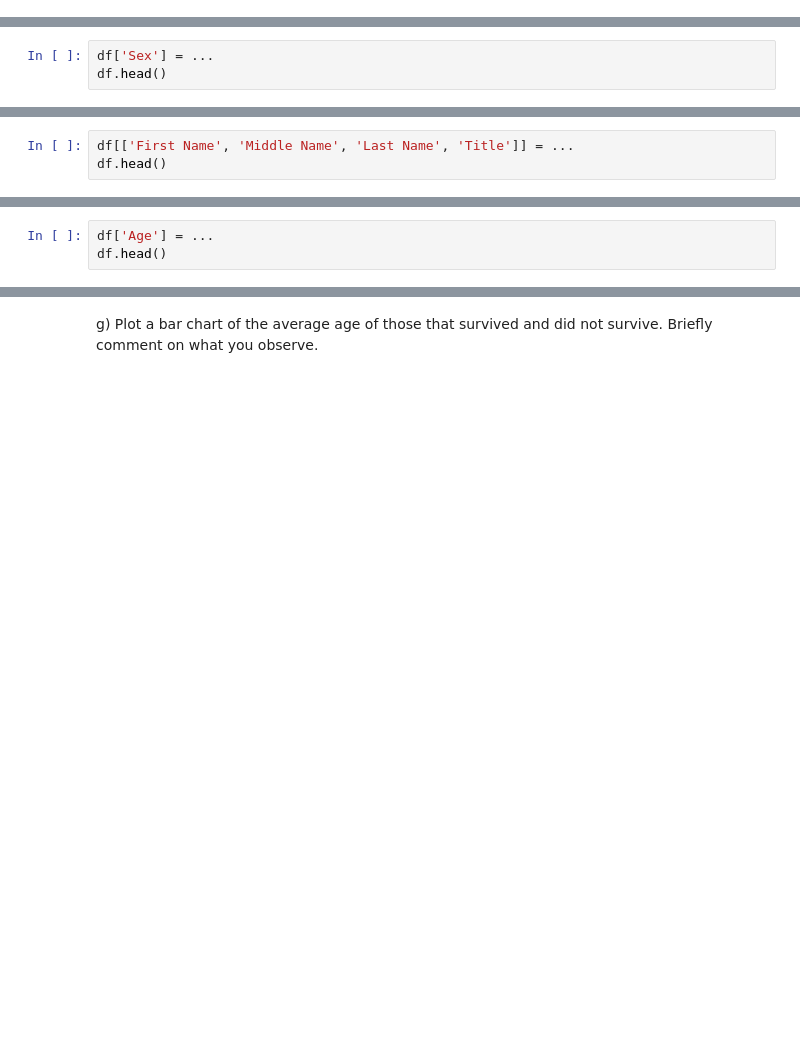
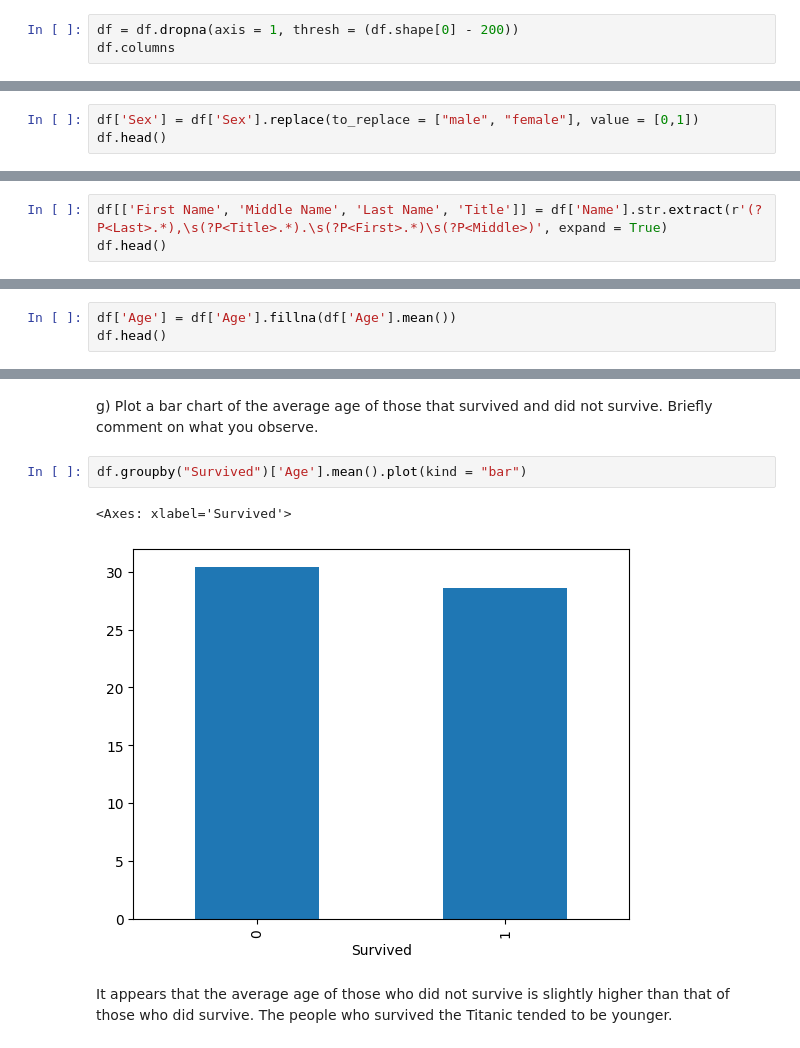
Before and after one commit to clarkaid/Data-Science-Fundamentals, a Jupyter notebook: lecture_02/worksheet_02.ipynb, the cells around one changed output, grey strips where cells are left out. Cells and saved outputs as stored; diff of their text form; blank space fills up the shorter version.

```diff
--- a/lecture_02/worksheet_02.ipynb
+++ b/lecture_02/worksheet_02.ipynb
@@ -121,0 +138,3 @@ df.columns
+# %%
+df = df.dropna(axis = 1, thresh = (df.shape[0] - 200))
+df.columns
@@ -122,5 +145,5 @@ df.columns
 # %% [markdown]
 d) Complete the code below to replaces `male` with 0 and `female` with 1
 # %%
-df['Sex'] = ...
+df['Sex'] = df['Sex'].replace(to_replace = ["male", "female"], value = [0,1])
 df.head()
@@ -135,5 +170,5 @@ For example: `Braund, Mr. Owen Harris` would be:
 
 Anything not clearly one of the above 4 categories can be ignored.
 # %%
-df[['First Name', 'Middle Name', 'Last Name', 'Title']] = ...
+df[['First Name', 'Middle Name', 'Last Name', 'Title']] = df['Name'].str.extract(r'(?P<Last>.*),\s(?P<Title>.*).\s(?P<First>.*)\s(?P<Middle>)', expand = True)
 df.head()
@@ -140,5 +182,5 @@ df.head()
 # %% [markdown]
 f) Complete the code below to replace all missing ages with the average age
 # %%
-df['Age'] = ...
+df['Age'] = df['Age'].fillna(df['Age'].mean())
 df.head()
@@ -145,2 +194,9 @@ df.head()
 # %% [markdown]
 g) Plot a bar chart of the average age of those that survived and did not survive. Briefly comment on what you observe.
+# %%
+df.groupby("Survived")['Age'].mean().plot(kind = "bar")
+# %% [output]
+<Axes: xlabel='Survived'>
+[figure, added]
+# %% [markdown]
+It appears that the average age of those who did not survive is slightly higher than that of those who did survive. The people who survived the Titanic tended to be younger.
```
Also changed, not shown: parts of 7 cells of this notebook.
